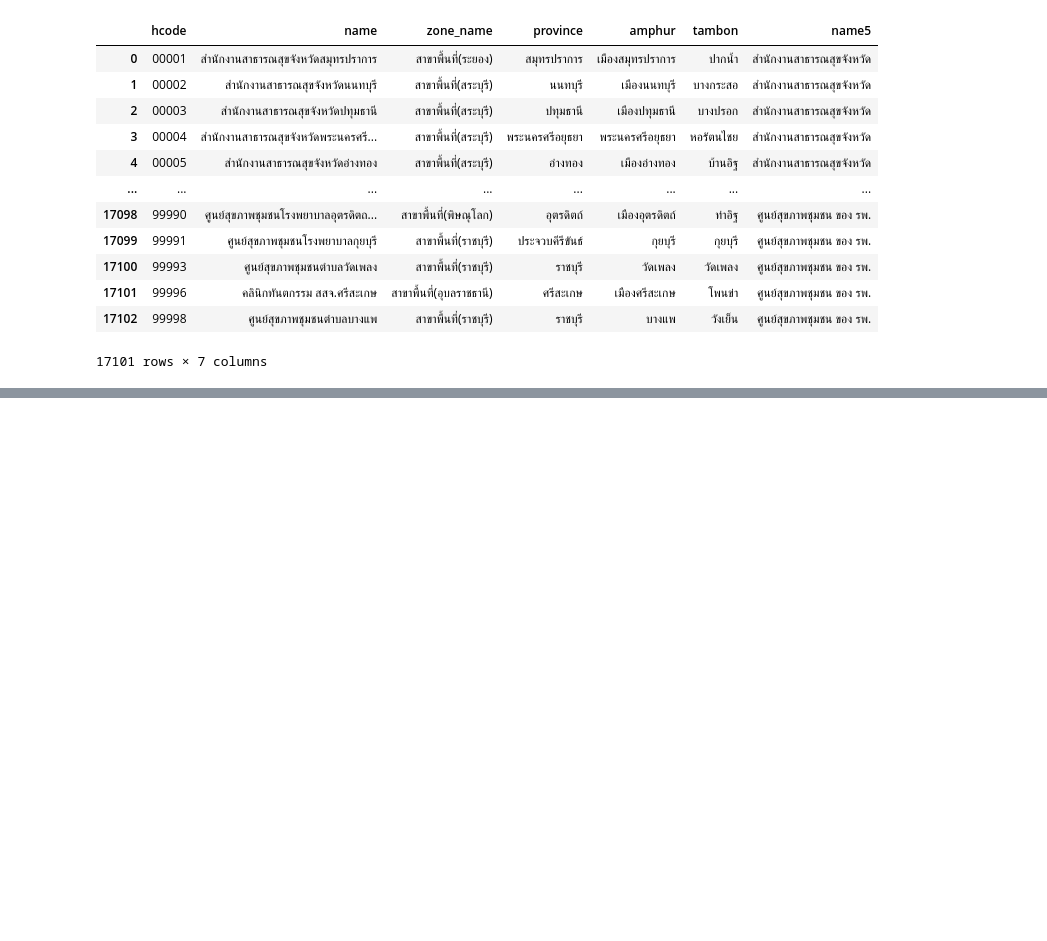
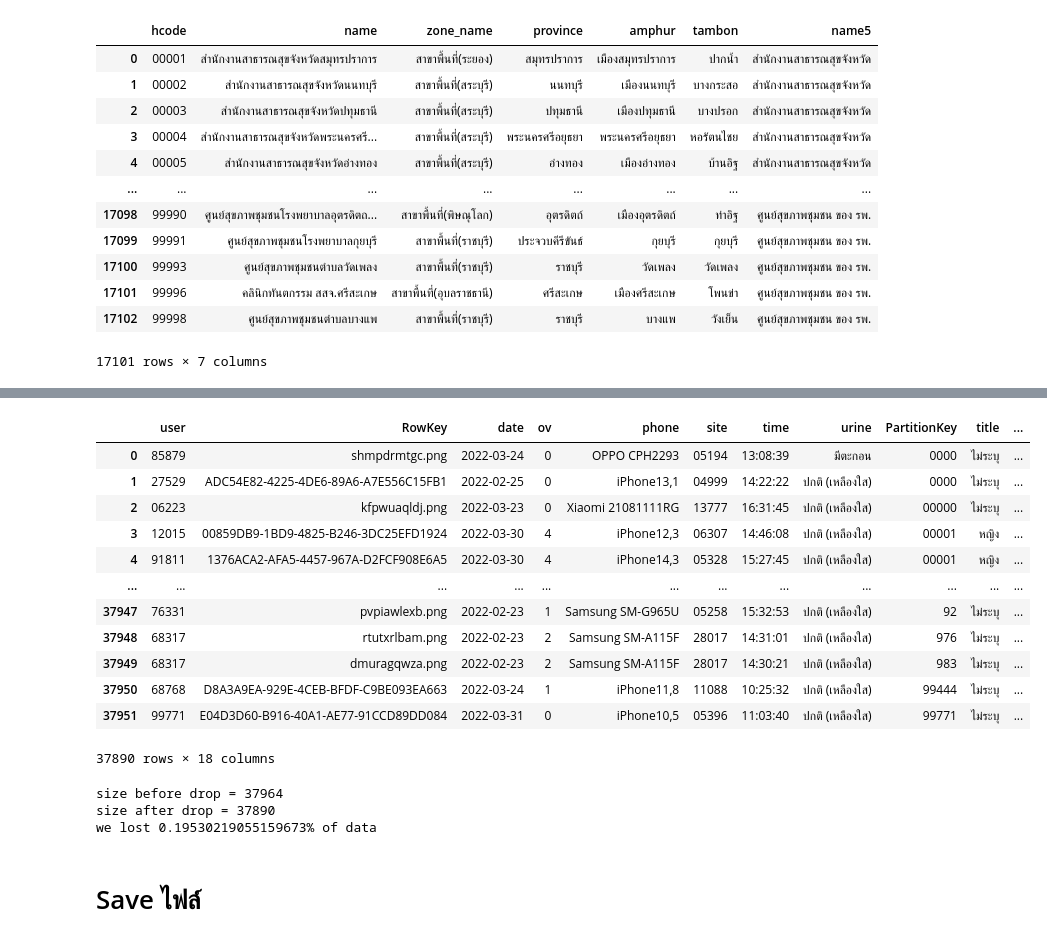
Before and after one commit to Supaporn-Bututham/data_viz_2022, a Jupyter notebook: Final_Exam.ipynb, the cells around one changed output, grey strips where cells are left out. Saved outputs shown, nothing was run; the diff lists cells and outputs as text; code cells hidden in the pictures; blank space fills up the shorter version.

Commit message:
save ไฟล์

```diff
--- a/Final_Exam.ipynb
+++ b/Final_Exam.ipynb
@@ -693,0 +733,28 @@ hospital_choose
+# %%
+data_all02 = data_all01.dropna()
+data_all02
+# %% [output]
+|  | user | RowKey | date | ov | phone | site | time | urine | PartitionKey | title | ... |
+| 0 | 85879 | shmpdrmtgc.png | 2022-03-24 | 0 | OPPO CPH2293 | 05194 | 13:08:39 | มีตะกอน | 0000 | ไม่ระบุ | ... |
+| 1 | 27529 | ADC54E82-4225-4DE6-89A6-A7E556C15FB1 | 2022-02-25 | 0 | iPhone13,1 | 04999 | 14:22:22 | ปกติ (เหลืองใส) | 0000 | ไม่ระบุ | ... |
+| 2 | 06223 | kfpwuaqldj.png | 2022-03-23 | 0 | Xiaomi 21081111RG | 13777 | 16:31:45 | ปกติ (เหลืองใส) | 00000 | ไม่ระบุ | ... |
+| 3 | 12015 | 00859DB9-1BD9-4825-B246-3DC25EFD1924 | 2022-03-30 | 4 | iPhone12,3 | 06307 | 14:46:08 | ปกติ (เหลืองใส) | 00001 | หญิง | ... |
+| 4 | 91811 | 1376ACA2-AFA5-4457-967A-D2FCF908E6A5 | 2022-03-30 | 4 | iPhone14,3 | 05328 | 15:27:45 | ปกติ (เหลืองใส) | 00001 | หญิง | ... |
+| ... | ... | ... | ... | ... | ... | ... | ... | ... | ... | ... | ... |
+| 37947 | 76331 | pvpiawlexb.png | 2022-02-23 | 1 | Samsung SM-G965U | 05258 | 15:32:53 | ปกติ (เหลืองใส) | 92 | ไม่ระบุ | ... |
+| 37948 | 68317 | rtutxrlbam.png | 2022-02-23 | 2 | Samsung SM-A115F | 28017 | 14:31:01 | ปกติ (เหลืองใส) | 976 | ไม่ระบุ | ... |
+| 37949 | 68317 | dmuragqwza.png | 2022-02-23 | 2 | Samsung SM-A115F | 28017 | 14:30:21 | ปกติ (เหลืองใส) | 983 | ไม่ระบุ | ... |
+| 37950 | 68768 | D8A3A9EA-929E-4CEB-BFDF-C9BE093EA663 | 2022-03-24 | 1 | iPhone11,8 | 11088 | 10:25:32 | ปกติ (เหลืองใส) | 99444 | ไม่ระบุ | ... |
+| 37951 | 99771 | E04D3D60-B916-40A1-AE77-91CCD89DD084 | 2022-03-31 | 0 | iPhone10,5 | 05396 | 11:03:40 | ปกติ (เหลืองใส) | 99771 | ไม่ระบุ | ... |
+37890 rows × 18 columns
+# %%
+removes = data_all01.shape[0] - data_all02.shape[0]
+print(f'size before drop = {data_all01.shape[0]}')
+print(f'size after drop = {data_all02.shape[0]}')
+print(f'we lost {100*(removes/data_all02.shape[0])}% of data')
+# %% [output]
+size before drop = 37964
+size after drop = 37890
+we lost 0.19530219055159673% of data
+# %% [markdown]
+# Save ไฟล์
```
Also changed, not shown: parts of 4 cells of this notebook.
